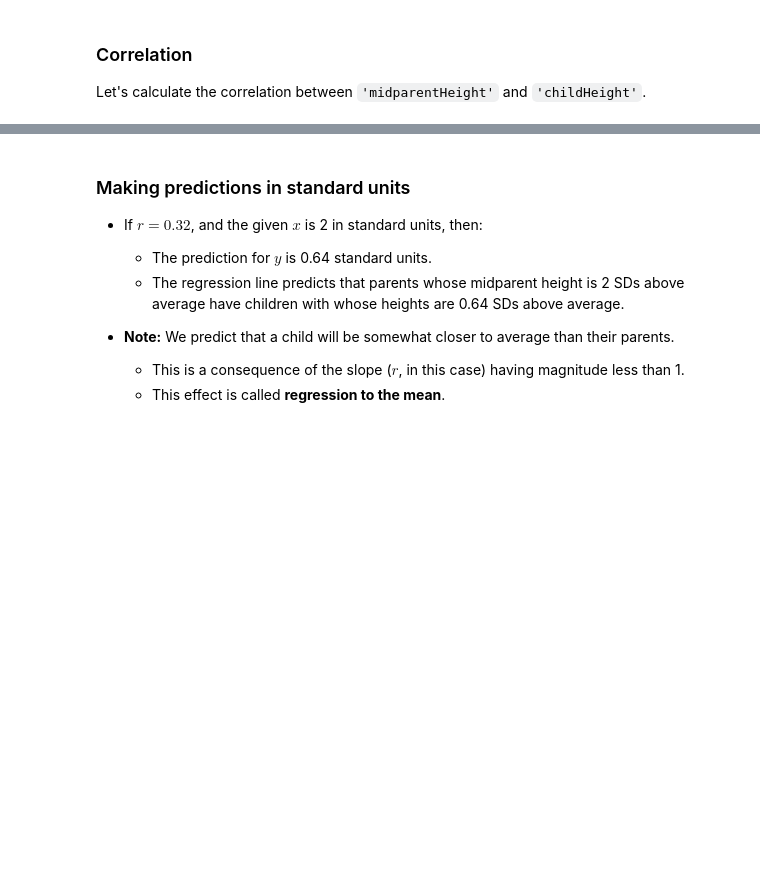
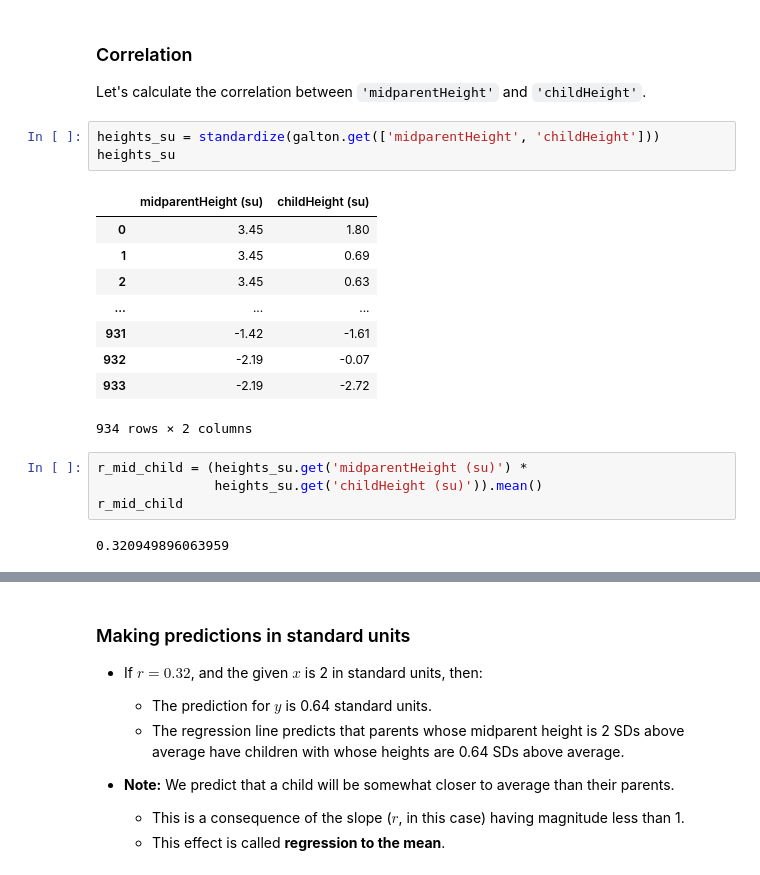
Before and after one commit to dsc-courses/dsc10-2022-su, a Jupyter notebook: lectures/lec24/lec24-live.ipynb, the cells around one changed output, grey strips where cells are left out. Saved outputs shown, nothing was run; the diff lists cells and outputs as text; blank space fills up the shorter version.

```diff
--- a/lectures/lec24/lec24-live.ipynb
+++ b/lectures/lec24/lec24-live.ipynb
@@ -298,6 +414,25 @@ plt.legend();
 ### Correlation
 
 Let's calculate the correlation between `'midparentHeight'` and `'childHeight'`.
+# %%
+heights_su = standardize(galton.get(['midparentHeight', 'childHeight']))
+heights_su
+# %% [output]
+|  | midparentHeight (su) | childHeight (su) |
+| 0 | 3.45 | 1.80 |
+| 1 | 3.45 | 0.69 |
+| 2 | 3.45 | 0.63 |
+| ... | ... | ... |
+| 931 | -1.42 | -1.61 |
+| 932 | -2.19 | -0.07 |
+| 933 | -2.19 | -2.72 |
+934 rows × 2 columns
+# %%
+r_mid_child = (heights_su.get('midparentHeight (su)') *
+               heights_su.get('childHeight (su)')).mean()
+r_mid_child
+# %% [output]
+0.320949896063959
 # %% [markdown]
 ### The regression line
 
```
Also changed, not shown: parts of 33 cells of this notebook, 7 other files.
